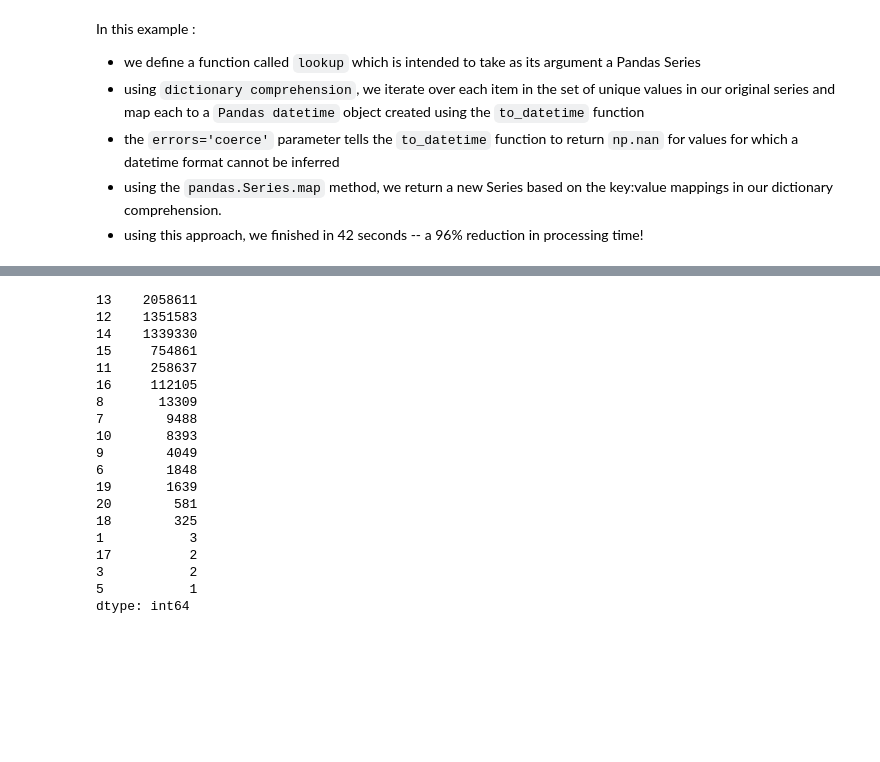
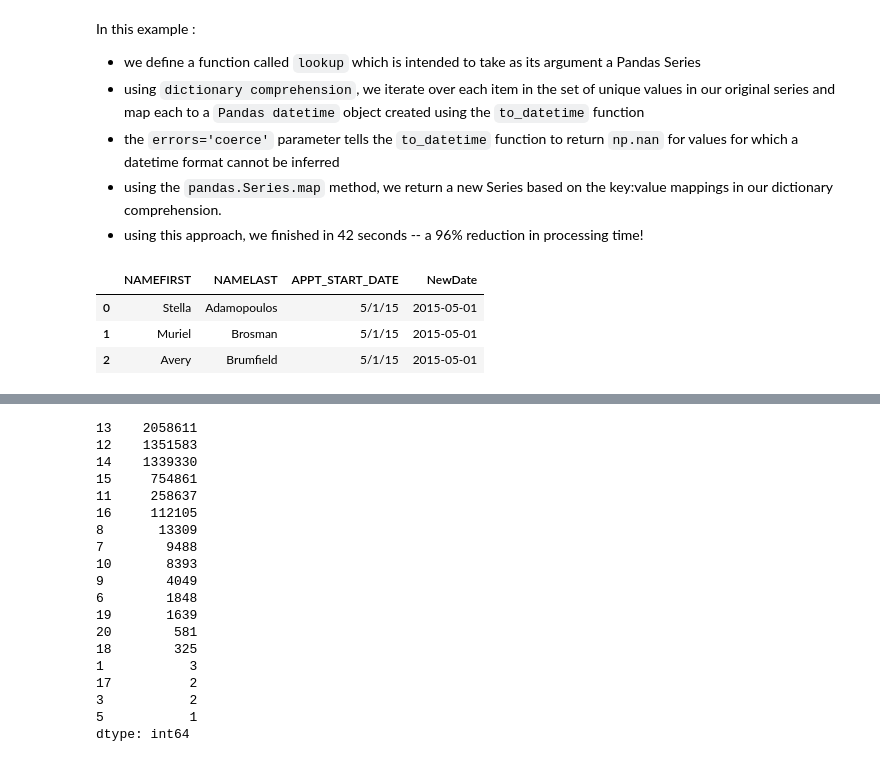
Before and after one commit to nrippner/misc, a Jupyter notebook: datadotworld_wrangling_tutorial.ipynb, the cells around one changed output, grey strips where cells are left out. Saved outputs shown, nothing was run; the diff lists cells and outputs as text; code cells hidden in the pictures; blank space fills up the shorter version.

```diff
--- a/datadotworld_wrangling_tutorial.ipynb
+++ b/datadotworld_wrangling_tutorial.ipynb
@@ -123,3 +128,10 @@ In this example :
 * the `errors='coerce'` parameter tells the `to_datetime` function to return `np.nan` for values for which a datetime format cannot be inferred
 * using the `pandas.Series.map` method, we return a new Series based on the key:value mappings in our dictionary comprehension.
 * using this approach, we finished in 42 seconds -- a 96% reduction in processing time!
+# %%
+dates_dataframe.head(3)
+# %% [output]
+|  | NAMEFIRST | NAMELAST | APPT_START_DATE | NewDate |
+| 0 | Stella | Adamopoulos | 5/1/15 | 2015-05-01 |
+| 1 | Muriel | Brosman | 5/1/15 | 2015-05-01 |
+| 2 | Avery | Brumfield | 5/1/15 | 2015-05-01 |
```
Also changed, not shown: parts of 11 cells of this notebook.
